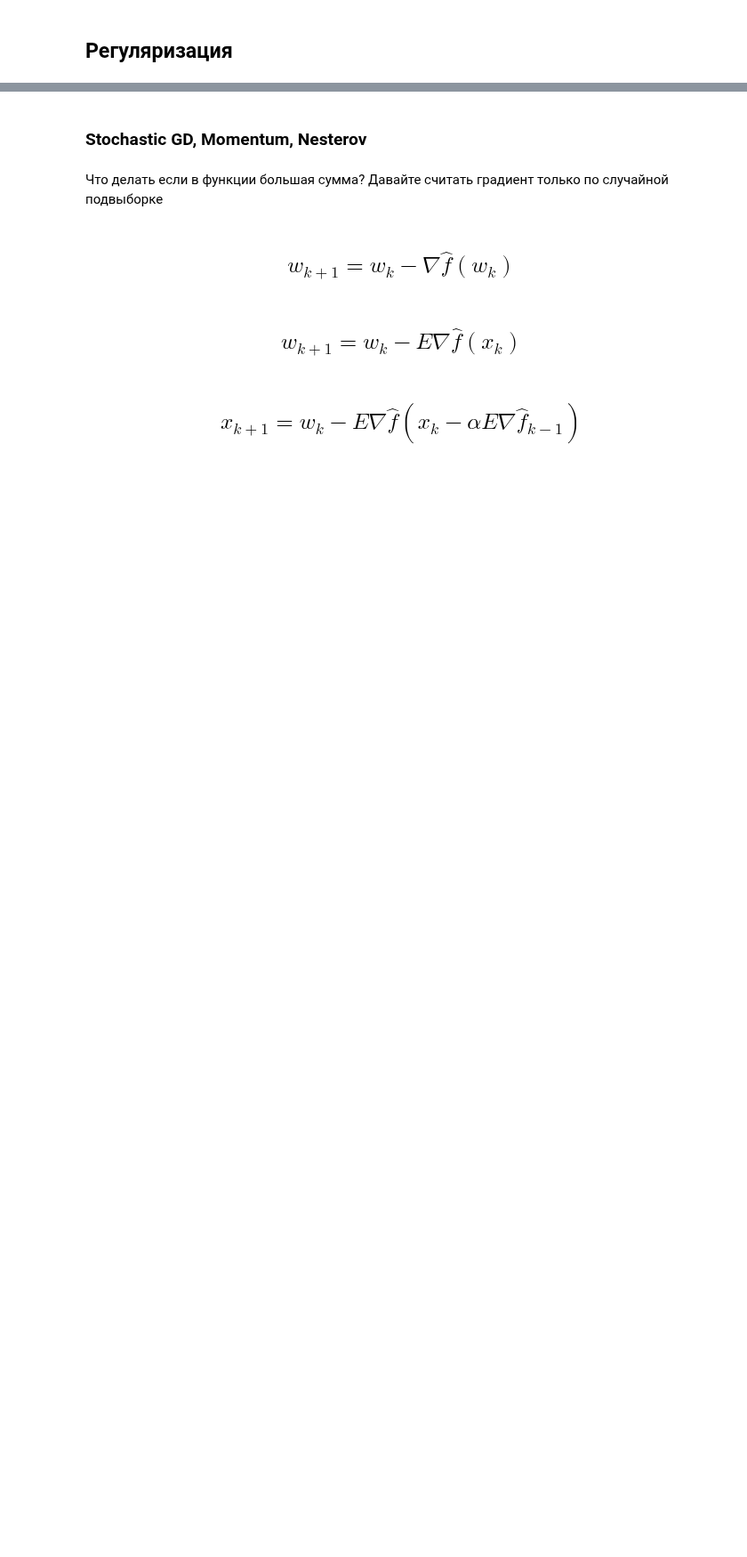
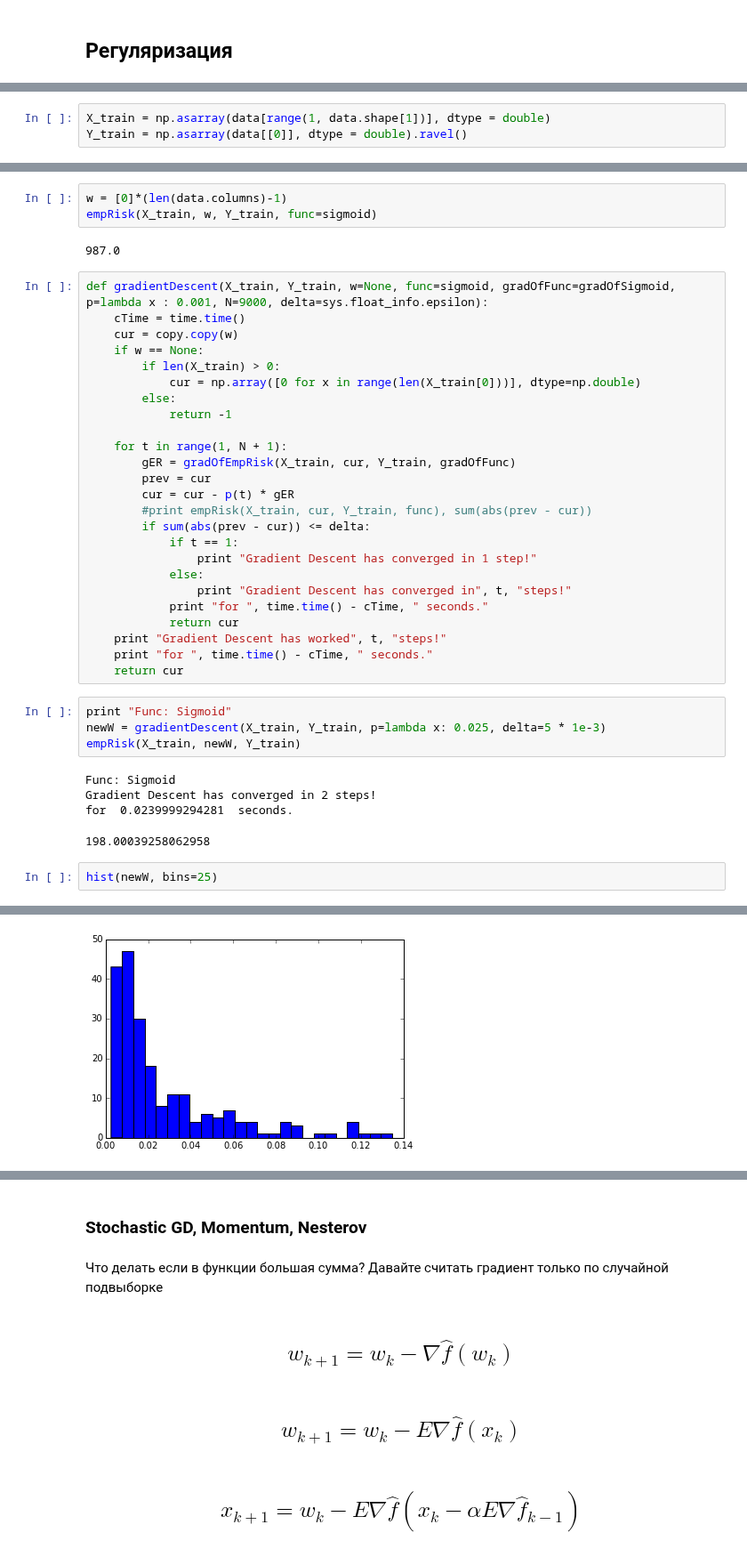
Before and after one commit to ml-mipt/ml-mipt-part1, a Jupyter notebook: 2018/seminars/7_linear_models/seminar7_v1.ipynb, the cells around one changed output, grey strips where cells are left out. Shown at 89% size. Saved outputs shown, nothing was run; the diff lists cells and outputs as text; blank space fills up the shorter version.

```diff
--- a/2018/seminars/7_linear_models/seminar7_v1.ipynb
+++ b/2018/seminars/7_linear_models/seminar7_v1.ipynb
@@ -168,0 +252,3 @@ display.clear_output()
+# %%
+X_train = np.asarray(data[range(1, data.shape[1])], dtype = double)
+Y_train = np.asarray(data[[0]], dtype = double).ravel()
@@ -168,0 +275,42 @@ display.clear_output()
+# %%
+w = [0]*(len(data.columns)-1)
+empRisk(X_train, w, Y_train, func=sigmoid)
+# %% [output]
+987.0
+# %%
+def gradientDescent(X_train, Y_train, w=None, func=sigmoid, gradOfFunc=gradOfSigmoid, p=lambda x : 0.001, N=9000, delta=sys.float_info.epsilon):
+    cTime = time.time()
+    cur = copy.copy(w)
+    if w == None:
+        if len(X_train) > 0:
+            cur = np.array([0 for x in range(len(X_train[0]))], dtype=np.double)
+        else:
+            return -1
+
+    for t in range(1, N + 1):
+        gER = gradOfEmpRisk(X_train, cur, Y_train, gradOfFunc)
+        prev = cur
+        cur = cur - p(t) * gER
+        #print empRisk(X_train, cur, Y_train, func), sum(abs(prev - cur))
+        if sum(abs(prev - cur)) <= delta:
+            if t == 1:
+                print "Gradient Descent has converged in 1 step!"
+            else:
+                print "Gradient Descent has converged in", t, "steps!"
+            print "for ", time.time() - cTime, " seconds."
+            return cur
+    print "Gradient Descent has worked", t, "steps!"
+    print "for ", time.time() - cTime, " seconds."
+    return cur
+# %%
+print "Func: Sigmoid"
+newW = gradientDescent(X_train, Y_train, p=lambda x: 0.025, delta=5 * 1e-3)
+empRisk(X_train, newW, Y_train)
+# %% [output]
+Func: Sigmoid
+Gradient Descent has converged in 2 steps!
+for  0.0239999294281  seconds.
+198.00039258062958
+# %%
+hist(newW, bins=25)
+# %% [output]
@@ -168,0 +327 @@ display.clear_output()
+[figure, added]
```
Also changed, not shown: parts of 77 cells of this notebook, 3 other files.
